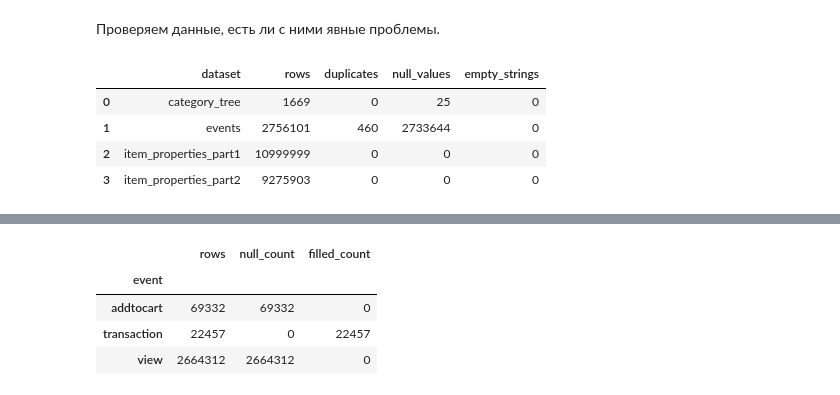
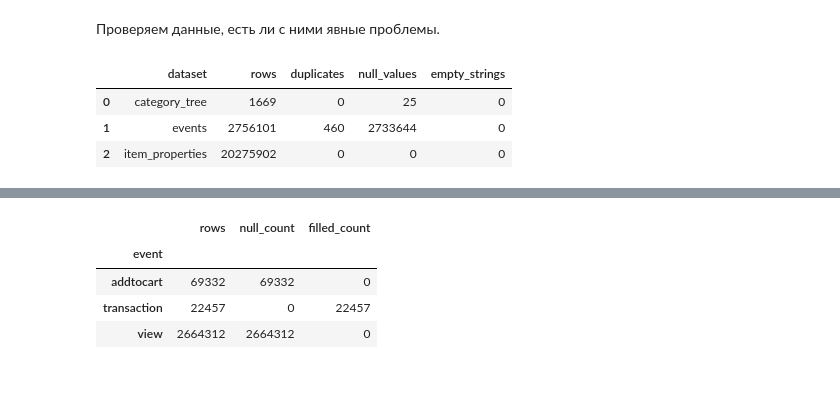
Before and after one commit to RadMaxim/mle_final, a Jupyter notebook: step_1.ipynb, the cells around one changed output, grey strips where cells are left out. Saved outputs shown, nothing was run; the diff lists cells and outputs as text; code cells hidden in the pictures.

```diff
--- a/step_1.ipynb
+++ b/step_1.ipynb
@@ -164,18 +189,16 @@ comparison = compare_csv_parquet(files)
 # %%
 from utils import check_data_quality
 dataframes = {
     "category_tree": category_tree,
     "events": events,
-    "item_properties_part1": item_properties_part1,
-    "item_properties_part2": item_properties_part2
+    "item_properties": item_properties,
 }
 
 summary, missing = check_data_quality(dataframes)
 summary
 # %% [output]
 |  | dataset | rows | duplicates | null_values | empty_strings |
 | 0 | category_tree | 1669 | 0 | 25 | 0 |
 | 1 | events | 2756101 | 460 | 2733644 | 0 |
-| 2 | item_properties_part1 | 10999999 | 0 | 0 | 0 |
-| 3 | item_properties_part2 | 9275903 | 0 | 0 | 0 |
+| 2 | item_properties | 20275902 | 0 | 0 | 0 |
 # %% [markdown]
```
Also changed, not shown: parts of 17 cells of this notebook, 5 other files.
